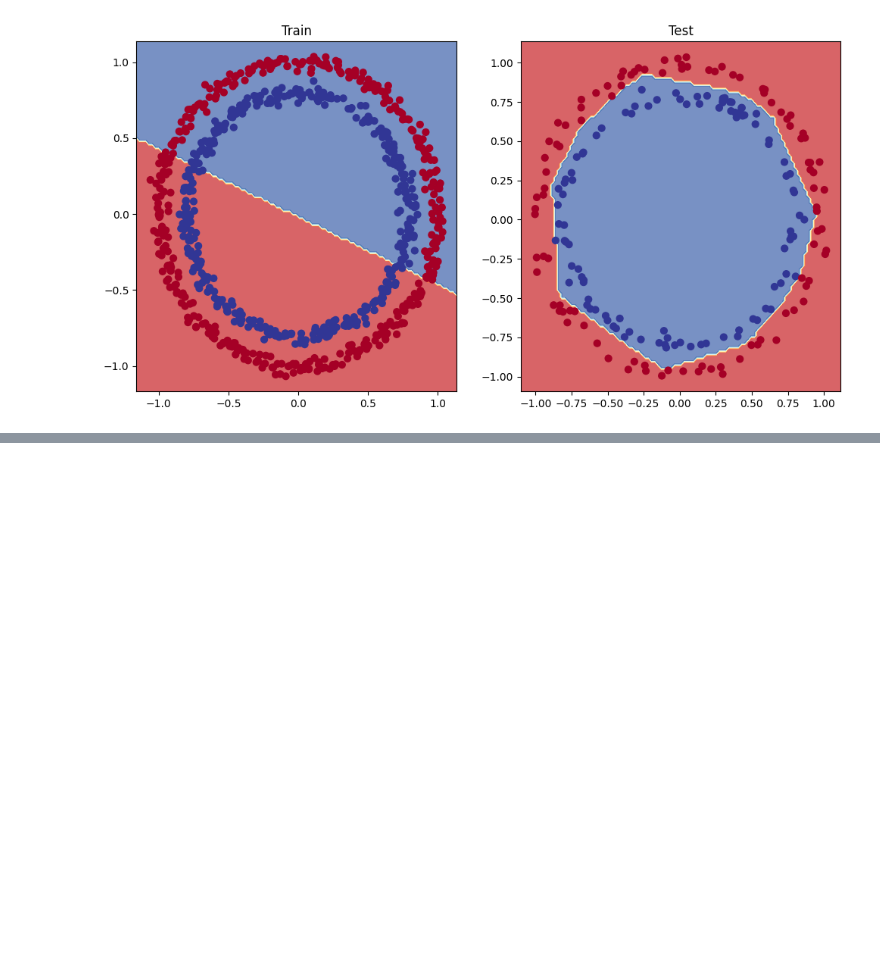
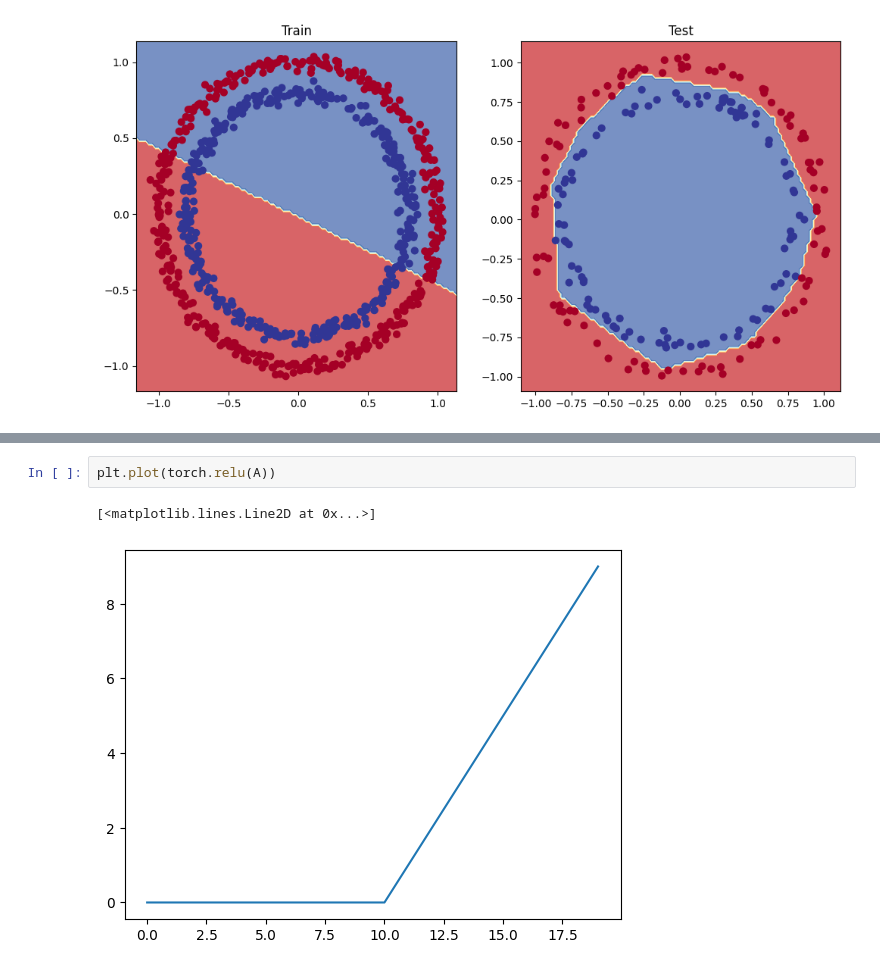
Before and after one commit to ZyWang7/PyTorch-for-DL-ML, a Jupyter notebook: 02_Neural_Network_Classification.ipynb, the cells around one changed output, grey strips where cells are left out. Saved outputs shown, nothing was run; the diff lists cells and outputs as text; blank space fills up the shorter version.

```diff
--- a/02_Neural_Network_Classification.ipynb
+++ b/02_Neural_Network_Classification.ipynb
@@ -653,0 +670,5 @@ plot_decision_boundary(model_2, X_test, y_test) # model_2 = has non-linearity
+# %%
+plt.plot(torch.relu(A))
+# %% [output]
+[<matplotlib.lines.Line2D at 0x...>]
+[figure, added]
```
Also changed, not shown: parts of 6 cells of this notebook.
